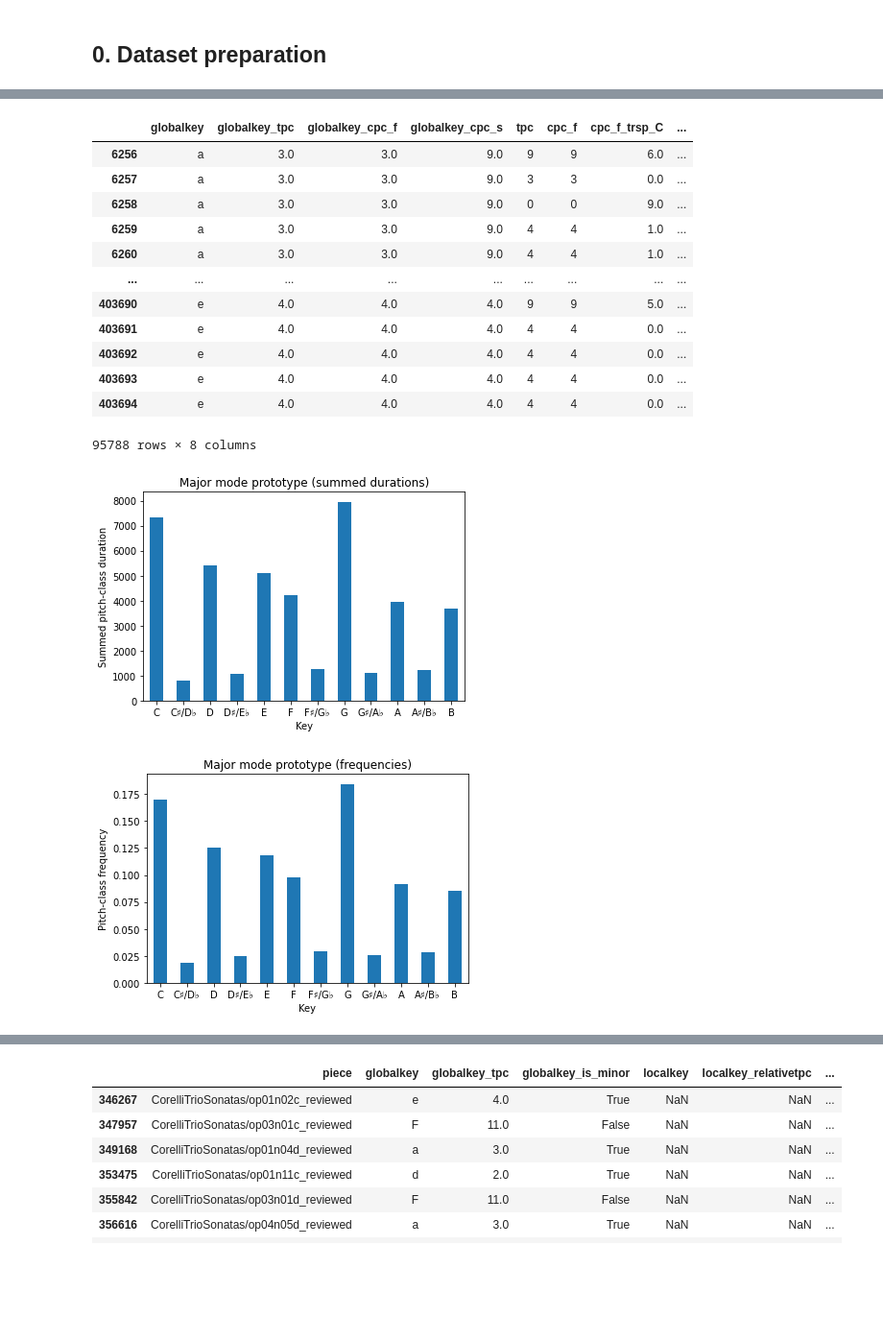
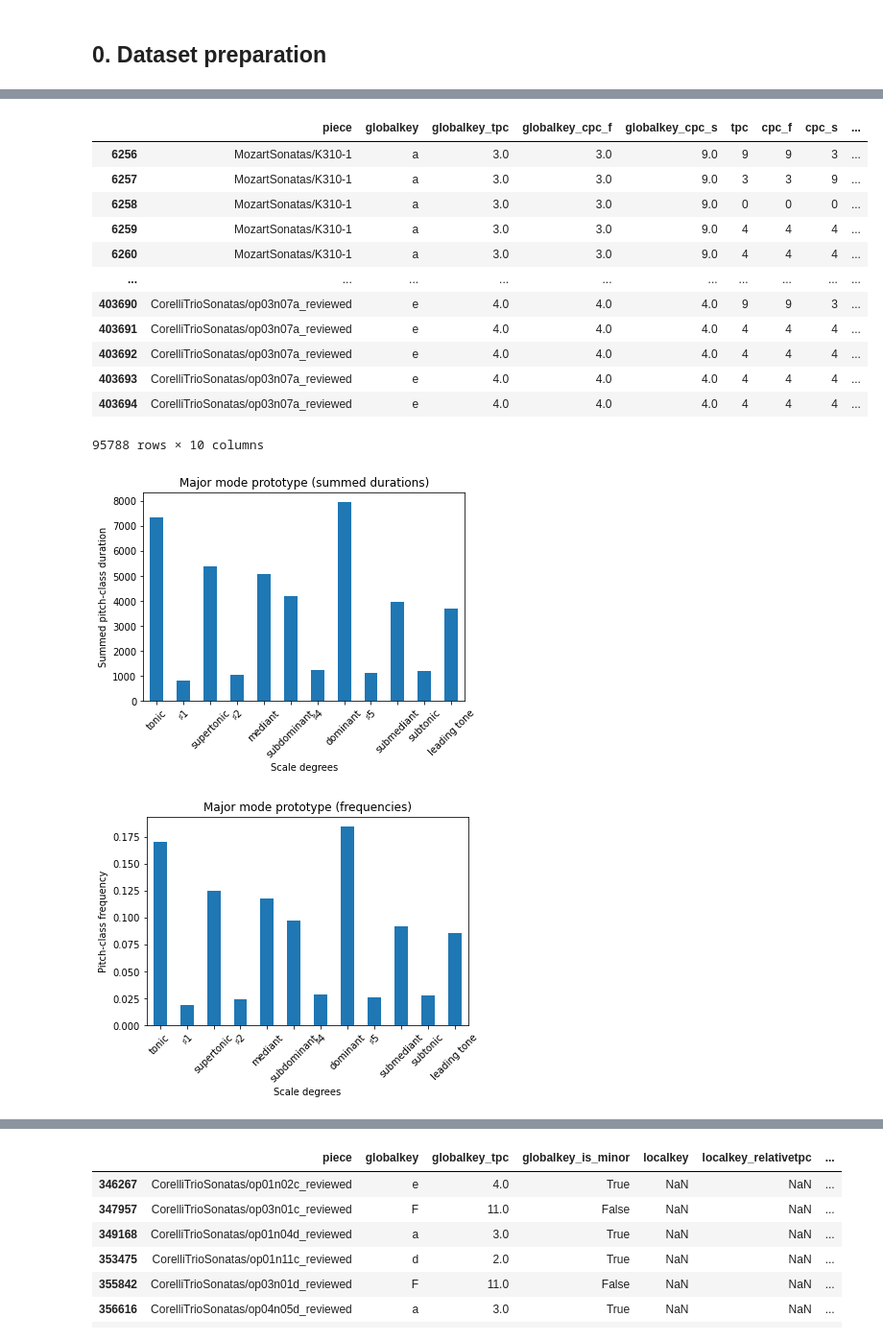
Before and after one commit to mikqs/digital-musicology, a Jupyter notebook: Group_6_A2/Group_6_A2.ipynb, the cells around one changed output, grey strips where cells are left out. Shown at 96% size. Cells and saved outputs as stored; diff of their text form; code cells hidden in the pictures; blank space fills up the shorter version.

Commit message:
Rotating prototype only, and refactor plots

```diff
--- a/Group_6_A2/Group_6_A2.ipynb
+++ b/Group_6_A2/Group_6_A2.ipynb
@@ -93,48 +87,49 @@ major_df[['globalkey','globalkey_tpc','globalkey_cpc_f','globalkey_cpc_s','tpc',
 # %%
 minor_df = labeled_df[labeled_df['globalkey_is_minor'] == True]
-minor_df[['globalkey','globalkey_tpc','globalkey_cpc_f','globalkey_cpc_s','tpc','cpc_f','cpc_f_trsp_C','cpc_s_trsp_C']]
+minor_df[['piece','globalkey','globalkey_tpc','globalkey_cpc_f','globalkey_cpc_s','tpc','cpc_f','cpc_s','cpc_f_trsp_C','cpc_s_trsp_C']]
 # %% [output]
-|  | globalkey | globalkey_tpc | globalkey_cpc_f | globalkey_cpc_s | tpc | cpc_f | cpc_f_trsp_C | ... |
-| 6256 | a | 3.0 | 3.0 | 9.0 | 9 | 9 | 6.0 | ... |
-| 6257 | a | 3.0 | 3.0 | 9.0 | 3 | 3 | 0.0 | ... |
-| 6258 | a | 3.0 | 3.0 | 9.0 | 0 | 0 | 9.0 | ... |
-| 6259 | a | 3.0 | 3.0 | 9.0 | 4 | 4 | 1.0 | ... |
-| 6260 | a | 3.0 | 3.0 | 9.0 | 4 | 4 | 1.0 | ... |
-| ... | ... | ... | ... | ... | ... | ... | ... | ... |
-| 403690 | e | 4.0 | 4.0 | 4.0 | 9 | 9 | 5.0 | ... |
-| 403691 | e | 4.0 | 4.0 | 4.0 | 4 | 4 | 0.0 | ... |
-| 403692 | e | 4.0 | 4.0 | 4.0 | 4 | 4 | 0.0 | ... |
-| 403693 | e | 4.0 | 4.0 | 4.0 | 4 | 4 | 0.0 | ... |
-| 403694 | e | 4.0 | 4.0 | 4.0 | 4 | 4 | 0.0 | ... |
+|  | piece | globalkey | globalkey_tpc | globalkey_cpc_f | globalkey_cpc_s | tpc | cpc_f | cpc_s | ... |
+| 6256 | MozartSonatas/K310-1 | a | 3.0 | 3.0 | 9.0 | 9 | 9 | 3 | ... |
+| 6257 | MozartSonatas/K310-1 | a | 3.0 | 3.0 | 9.0 | 3 | 3 | 9 | ... |
+| 6258 | MozartSonatas/K310-1 | a | 3.0 | 3.0 | 9.0 | 0 | 0 | 0 | ... |
+| 6259 | MozartSonatas/K310-1 | a | 3.0 | 3.0 | 9.0 | 4 | 4 | 4 | ... |
+| 6260 | MozartSonatas/K310-1 | a | 3.0 | 3.0 | 9.0 | 4 | 4 | 4 | ... |
+| ... | ... | ... | ... | ... | ... | ... | ... | ... | ... |
+| 403690 | CorelliTrioSonatas/op03n07a_reviewed | e | 4.0 | 4.0 | 4.0 | 9 | 9 | 3 | ... |
+| 403691 | CorelliTrioSonatas/op03n07a_reviewed | e | 4.0 | 4.0 | 4.0 | 4 | 4 | 4 | ... |
+| 403692 | CorelliTrioSonatas/op03n07a_reviewed | e | 4.0 | 4.0 | 4.0 | 4 | 4 | 4 | ... |
+| 403693 | CorelliTrioSonatas/op03n07a_reviewed | e | 4.0 | 4.0 | 4.0 | 4 | 4 | 4 | ... |
+| 403694 | CorelliTrioSonatas/op03n07a_reviewed | e | 4.0 | 4.0 | 4.0 | 4 | 4 | 4 | ... |
-95788 rows × 8 columns
+95788 rows × 10 columns
 # %%
 def get_major_prototype(major_df, subset, plot=False):
     grouped_major_df = major_df[major_df.piece.isin(subset)].groupby('cpc_s_trsp_C').duration.sum().apply(float)
     L1_norm = grouped_major_df.sum()
     major_vec = grouped_major_df.div(L1_norm).to_numpy()
 
     if plot:
-        keys_semitones = ['C','C♯/D♭','D','D♯/E♭','E','F','F♯/G♭','G','G♯/A♭','A','A♯/B♭','B']
+        scale_degrees = ['tonic','♯1','supertonic','♯2','mediant','subdominant','♯4','dominant','♯5','submediant','subtonic','leading tone']
+
         grouped_major_df.plot(kind = 'bar')
-        plt.xticks(range(len(keys_semitones)), keys_semitones, rotation='horizontal')
-        plt.xlabel('Key')
+        plt.xticks(range(len(scale_degrees)), scale_degrees, rotation=45)
+        plt.xlabel('Scale degrees')
         plt.ylabel('Summed pitch-class duration')
         plt.title('Major mode prototype (summed durations)')
         plt.show()
 
         grouped_major_df.div(L1_norm).plot(kind = 'bar')
-        plt.xticks(range(len(keys_semitones)), keys_semitones, rotation='horizontal')
-        plt.xlabel('Key')
+        plt.xticks(range(len(scale_degrees)), scale_degrees, rotation=45)
+        plt.xlabel('Scale degrees')
         plt.ylabel('Pitch-class frequency')
         plt.title('Major mode prototype (frequencies)')
         plt.show()
 
     return major_vec
 
 get_major_prototype(major_df, subset=major_df.piece.unique(), plot=True);
 # %% [output]
-[figure, old version]
+[figure, new version]
-[figure, old version]
+[figure, new version]
 # %%
 def get_minor_prototype(minor_df, subset, plot=False):
     grouped_minor_df = minor_df[minor_df.piece.isin(subset)].groupby('cpc_s_trsp_C').duration.sum().apply(float)
```
Also changed, not shown: parts of 8 cells of this notebook.
